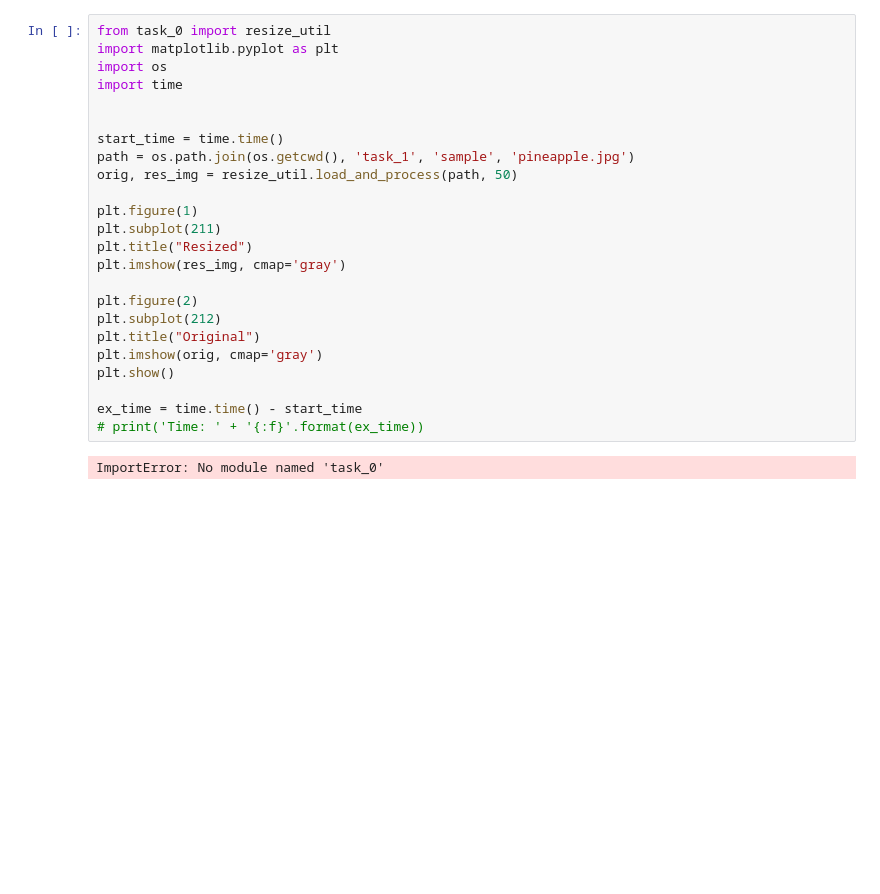
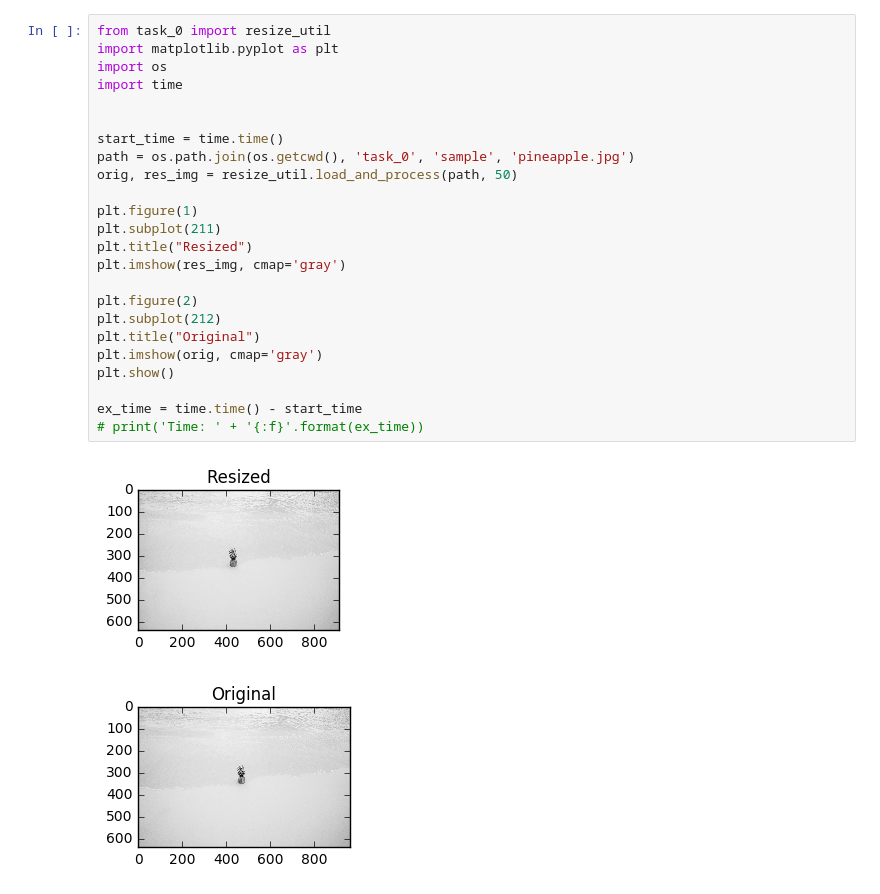
Before and after one commit to Ananaskelly/data_analysis_course_hw, a Jupyter notebook: task_0/main.ipynb, the cells around one changed output. Drawn from its saved outputs; the diff is of its cells as text; blank space fills up the shorter version.

```diff
--- a/task_0/main.ipynb
+++ b/task_0/main.ipynb
@@ -1,26 +1,27 @@
 # %%
 from task_0 import resize_util
 import matplotlib.pyplot as plt
 import os
 import time
 
 
 start_time = time.time()
-path = os.path.join(os.getcwd(), 'task_1', 'sample', 'pineapple.jpg')
+path = os.path.join(os.getcwd(), 'task_0', 'sample', 'pineapple.jpg')
 orig, res_img = resize_util.load_and_process(path, 50)
 
 plt.figure(1)
 plt.subplot(211)
 plt.title("Resized")
 plt.imshow(res_img, cmap='gray')
 
 plt.figure(2)
 plt.subplot(212)
 plt.title("Original")
 plt.imshow(orig, cmap='gray')
 plt.show()
 
 ex_time = time.time() - start_time
 # print('Time: ' + '{:f}'.format(ex_time))
 # %% [output]
-ImportError: No module named 'task_0'
+[figure, added]
+[figure, added]
```
Also changed, not shown: 8 other files.
